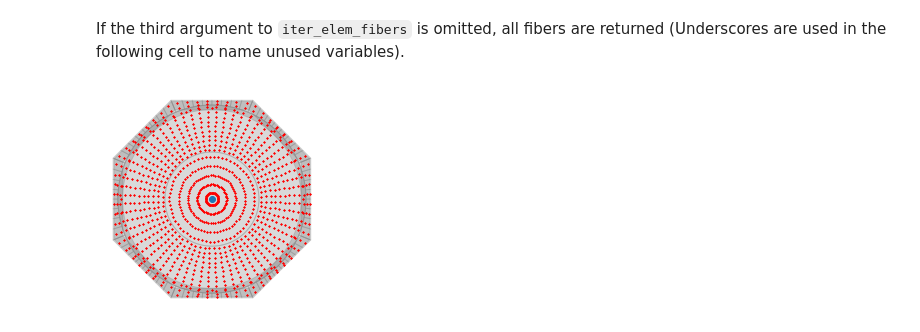
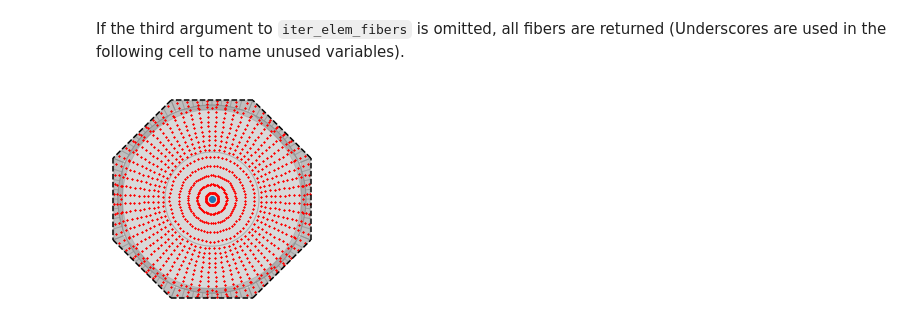
Before and after one commit to BRACE2/Scripts, a Jupyter notebook: SectionRegions/Tests_2.ipynb, the cells around one changed output. Saved outputs shown, nothing was run; the diff lists cells and outputs as text; code cells hidden in the pictures.

```diff
--- a/SectionRegions/Tests_2.ipynb
+++ b/SectionRegions/Tests_2.ipynb
@@ -148,7 +148,7 @@ of `Patch` objects; this list is constructed in the following cell by concatenat
 # %%
 sect = Octagon(Dcol/2)
 sect.add_patches(
-    DS["dsr1"]["regions"][0].patches +
+    DS["dsr1"]["regions"][0].layers +
     DS["dsr2"]["regions"][0].patches +
     DS["dsr3"]["regions"][0].patches
 )
@@ -167,9 +167,9 @@ ax.scatter(*list(zip(*ds3_fibers)), color="red",   s=0.5);
 # %% [markdown]
 If the third argument to `iter_elem_fibers` is omitted, all fibers are returned (Underscores are used in the following cell to name unused variables).
 # %%
-all_fibers = [f["coord"] for _,__,f in iter_elem_fibers([4020], model)]
+all_fibers = [f["coord"] for _,__,f in iter_elem_fibers(model, [4020])]
 
 ax = render.section(sect)
 ax.scatter(*list(zip(*all_fibers)), color="red", s=0.5);
 # %% [output]
-[figure, old version]
+[figure, new version]
```
Also changed, not shown: parts of 5 cells of this notebook, 4 other files.
